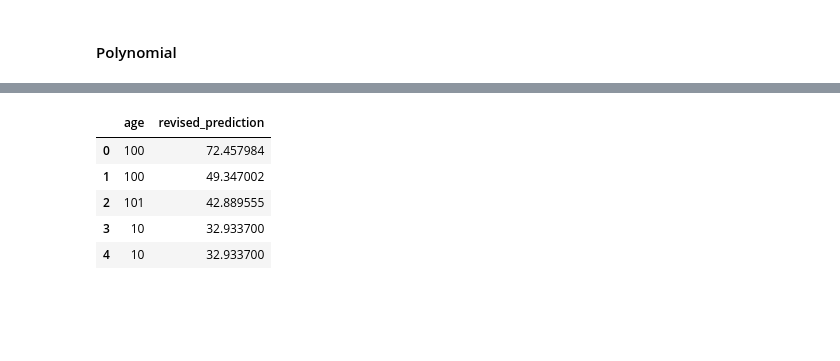
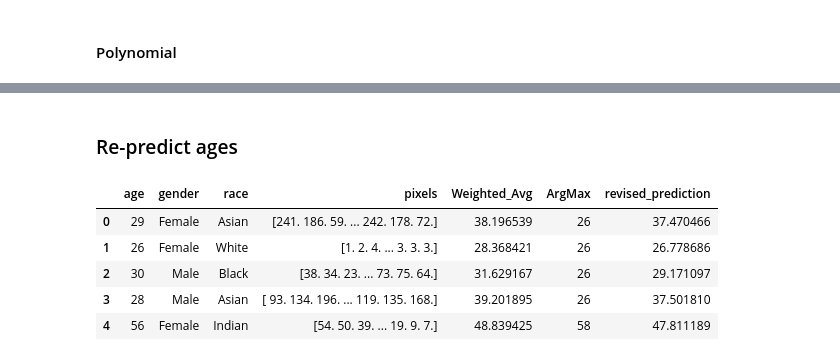
Before and after one commit to rmmeade/APM_Faces_Proj, a Jupyter notebook: Correcting_Biases_Robbie.ipynb, the cells around one changed output, grey strips where cells are left out. Cells and saved outputs as stored; diff of their text form; code cells hidden in the pictures; blank space fills up the shorter version.

```diff
--- a/Correcting_Biases_Robbie.ipynb
+++ b/Correcting_Biases_Robbie.ipynb
@@ -76,0 +348,7 @@ X_train, X_test, Y_train, Y_test = train_test_split(X, Y, test_size = 0.30, rand
+# %%
+#Set up data for training
+X = pd.get_dummies(df_retrain, columns=['race']).drop(["age", "pixels", "ArgMax"], axis=1)
+X["gender"] = X["gender"].replace({"Female":0, "Male":1})
+Y = df_retrain["age"]
+
+X_train, X_test, Y_train, Y_test = train_test_split(X, Y, test_size = 0.30, random_state = 11)
@@ -109,5 +399,0 @@ RMSE : 18.57074
-# %%
-#set up data
-X = pd.get_dummies(df,prefix=["race"]).drop(["age"], axis=1)
-Y = df["age"]
-X.head()
@@ -125,11 +400,10 @@ X_train, X_test, Y_train, Y_test = train_test_split(X, Y, test_size = 0.30, rand
 # %%
-linear = LinearRegression()
-linear.fit(X_train, Y_train)
-Y_pred = linear.predict(X_test)
+RandomForestRegressorModel = RandomForestRegressor(n_estimators=500, max_depth = 64)
+RandomForestRegressorModel.fit(X_train, Y_train)
+Y_pred = RandomForestRegressorModel.predict(X_test)
 mae = mean_absolute_error(Y_test, Y_pred)
 rmse = math.sqrt(mean_squared_error(Y_test, Y_pred))
 
-print("Intercept: " + str(linear.intercept_) + "     Coef: " + str(linear.coef_))
 print("MAE : " + str(round(mae,5)))
 print("RMSE : " + str(round(rmse,5)))
 # %% [output]
@@ -142,9 +411,0 @@ RMSE : 18.36849
-# %%
-RandomForestRegressorModel = RandomForestRegressor(n_estimators=50)
-RandomForestRegressorModel.fit(X_train, Y_train)
-Y_pred = RandomForestRegressorModel.predict(X_test)
-mae = mean_absolute_error(Y_test, Y_pred)
-rmse = math.sqrt(mean_squared_error(Y_test, Y_pred))
-
-print("MAE : " + str(round(mae,5)))
-print("RMSE : " + str(round(rmse,5)))
@@ -193,19 +451,22 @@ Best polynomial is:  4
+# %% [markdown]
+### Re-predict ages
 # %%
 #Predict new values of Y for all X's using model
 poly = PolynomialFeatures(degree=best_poly)
 X_P = poly.fit_transform(X)
+
 #run model
 reg = linear_model.LinearRegression()
 reg.fit(X_P, Y)
 y_new = pd.Series(reg.predict(X_P))
 y_new = y_new.rename('revised_prediction')
 
-df_new = pd.concat([df["age"], y_new], axis=1)
+df_new = pd.concat([df_retrain, y_new], axis=1)
 df_new.head()
 # %% [output]
-|  | age | revised_prediction |
-| 0 | 100 | 72.457984 |
-| 1 | 100 | 49.347002 |
-| 2 | 101 | 42.889555 |
-| 3 | 10 | 32.933700 |
-| 4 | 10 | 32.933700 |
+|  | age | gender | race | pixels | Weighted_Avg | ArgMax | revised_prediction |
+| 0 | 29 | Female | Asian | [241. 186. 59. ... 242. 178. 72.] | 38.196539 | 26 | 37.470466 |
+| 1 | 26 | Female | White | [1. 2. 4. ... 3. 3. 3.] | 28.368421 | 26 | 26.778686 |
+| 2 | 30 | Male | Black | [38. 34. 23. ... 73. 75. 64.] | 31.629167 | 26 | 29.171097 |
+| 3 | 28 | Male | Asian | [ 93. 134. 196. ... 119. 135. 168.] | 39.201895 | 26 | 37.501810 |
+| 4 | 56 | Female | Indian | [54. 50. 39. ... 19. 9. 7.] | 48.839425 | 58 | 47.811189 |
```
Also changed, not shown: parts of 43 cells of this notebook.
